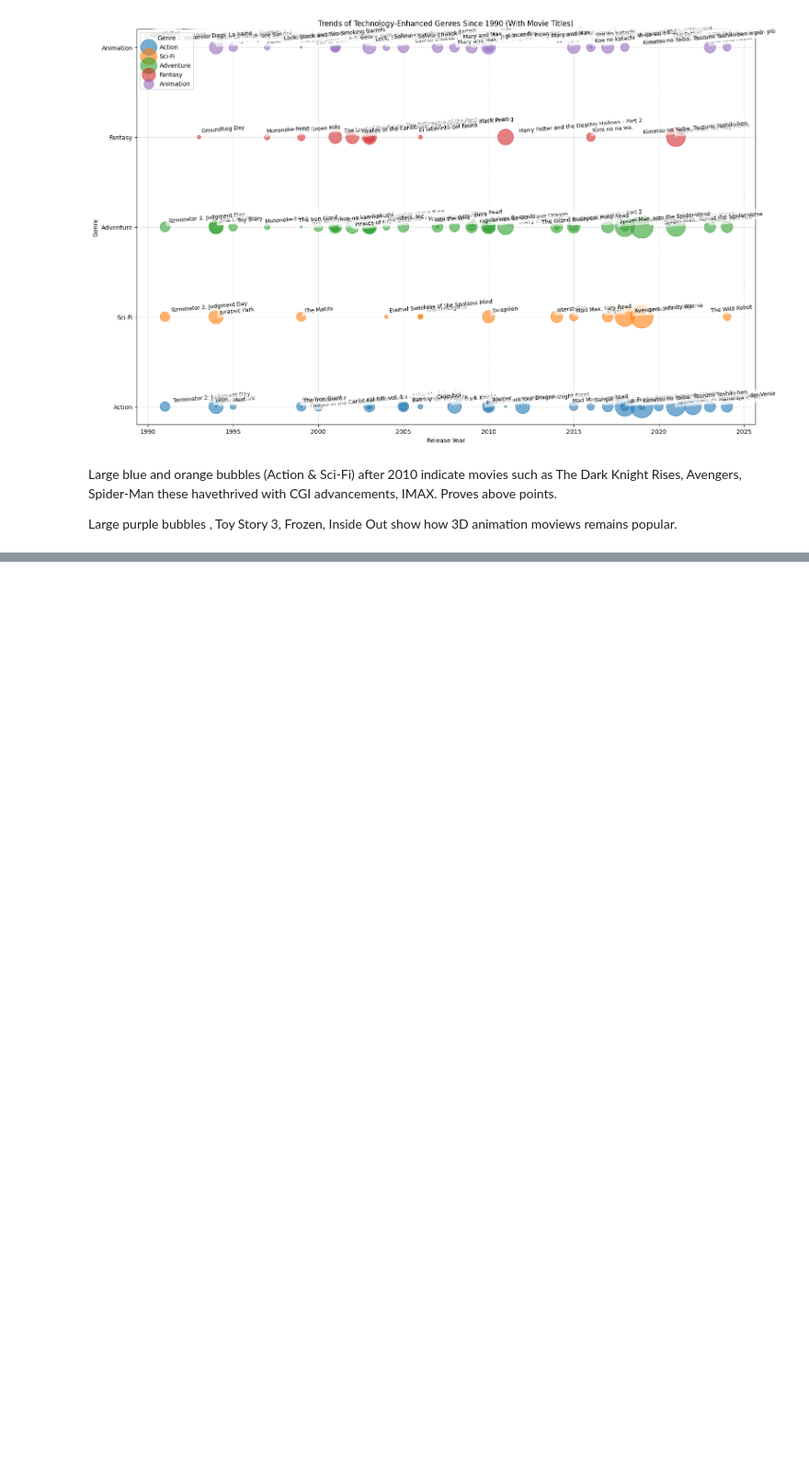
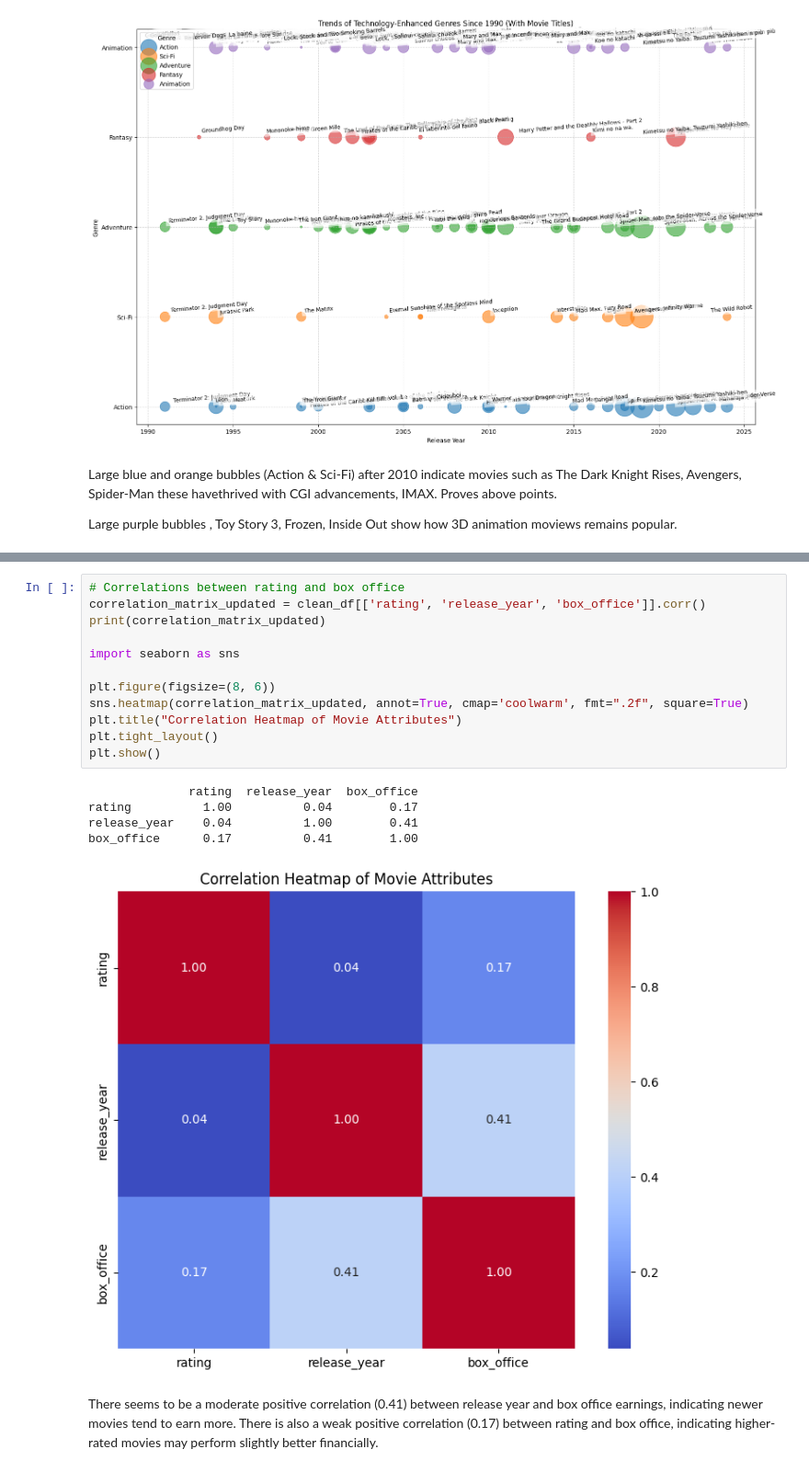
Before and after one commit to lolitha-lakshan-1/programming-data-science-assignment-1, a Jupyter notebook: Question_2/Question_2_b.ipynb, the cells around one changed output, grey strips where cells are left out. Shown at 92% size. Saved outputs shown, nothing was run; the diff lists cells and outputs as text; blank space fills up the shorter version.

Commit message:
Question _ 2 - correlations

```diff
--- a/Question_2/Question_2_b.ipynb
+++ b/Question_2/Question_2_b.ipynb
@@ -483,0 +488,20 @@ Large  purple bubbles , Toy Story 3, Frozen, Inside Out show how 3D animation mo
+# %%
+# Correlations between rating and box office
+correlation_matrix_updated = clean_df[['rating', 'release_year', 'box_office']].corr()
+print(correlation_matrix_updated)
+
+import seaborn as sns
+
+plt.figure(figsize=(8, 6))
+sns.heatmap(correlation_matrix_updated, annot=True, cmap='coolwarm', fmt=".2f", square=True)
+plt.title("Correlation Heatmap of Movie Attributes")
+plt.tight_layout()
+plt.show()
+# %% [output]
+              rating  release_year  box_office
+rating          1.00          0.04        0.17
+release_year    0.04          1.00        0.41
+box_office      0.17          0.41        1.00
+[figure, added]
+# %% [markdown]
+There seems to be a moderate positive correlation (0.41) between release year and box office earnings, indicating newer movies tend to earn more. There is also a weak positive correlation (0.17) between rating and box office, indicating higher-rated movies may perform slightly better financially.
```
Also changed, not shown: parts of 1 cell of this notebook.
